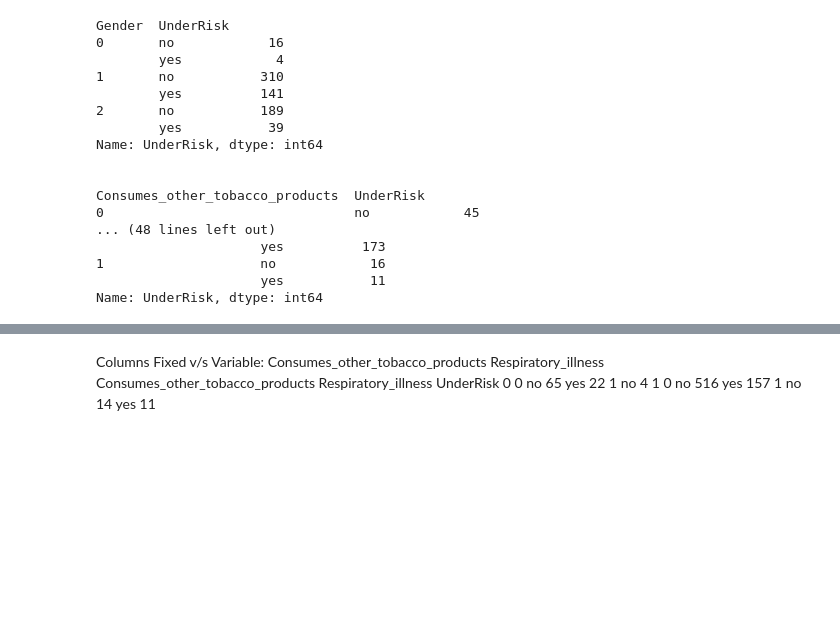
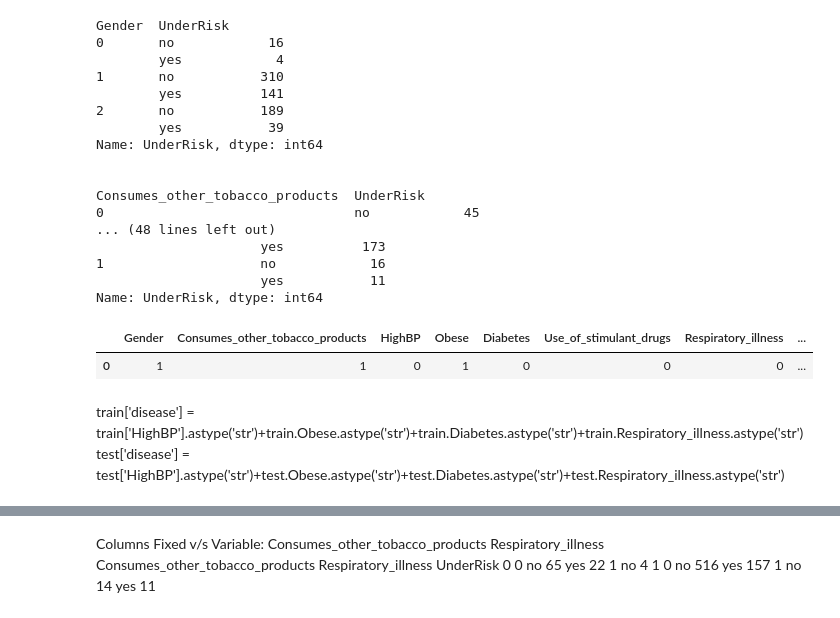
Before and after one commit to RahulGupta16/Machinehack-Cardiac-Risk-Prediction, a Jupyter notebook: Cardiac Risk Prediction.ipynb, the cells around one changed output, grey strips where cells are left out. Cells and saved outputs as stored; diff of their text form; code cells hidden in the pictures; blank space fills up the shorter version.

```diff
--- a/Cardiac Risk Prediction.ipynb
+++ b/Cardiac Risk Prediction.ipynb
@@ -170,3 +191,6 @@ len(ind_no)
+# %%
+train.drop(index=304, inplace = True)
+train.reset_index(drop = True, inplace = True)
 # %%
 train = train.groupby('History_of_preeclampsia').get_group(0).reset_index(drop = True)
 d = test[test.History_of_preeclampsia==1].index.tolist()
@@ -239,0 +239,8 @@ Name: UnderRisk, dtype: int64
+# %%
+train.head(1)
+# %% [output]
+|  | Gender | Consumes_other_tobacco_products | HighBP | Obese | Diabetes | Use_of_stimulant_drugs | Respiratory_illness | ... |
+| 0 | 1 | 1 | 0 | 1 | 0 | 0 | 0 | ... |
+# %% [markdown]
+train['disease'] = train['HighBP'].astype('str')+train.Obese.astype('str')+train.Diabetes.astype('str')+train.Respiratory_illness.astype('str')
+test['disease'] = test['HighBP'].astype('str')+test.Obese.astype('str')+test.Diabetes.astype('str')+test.Respiratory_illness.astype('str')
```
Also changed, not shown: parts of 40 cells of this notebook, 2 other files.
